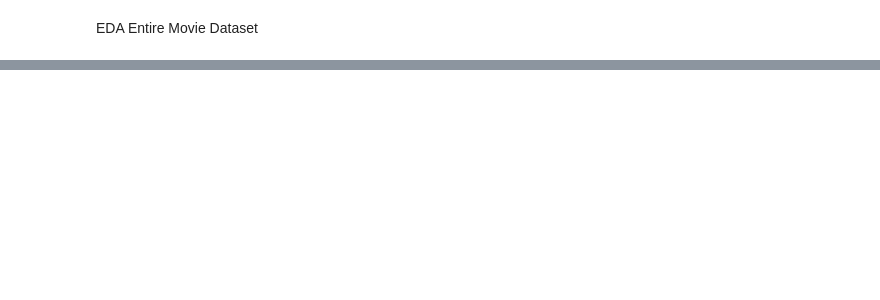
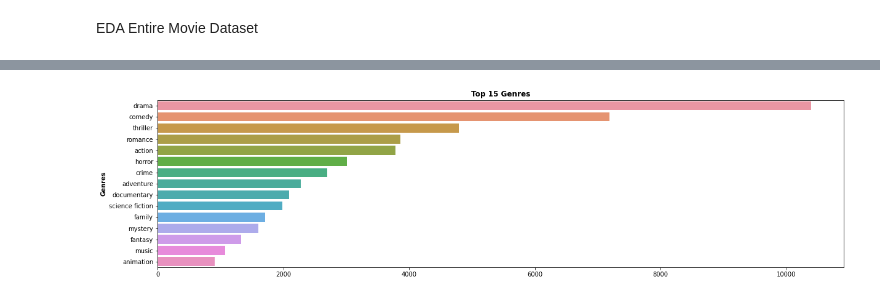
Before and after one commit to mcastelli5/Movie-Recommendation-Engine, a Jupyter notebook: EDA.ipynb, the cells around one changed output, grey strips where cells are left out. Saved outputs shown, nothing was run; the diff lists cells and outputs as text; code cells hidden in the pictures; blank space fills up the shorter version.

```diff
--- a/EDA.ipynb
+++ b/EDA.ipynb
@@ -57,6 +127,6 @@ display(movies)
 # %%
 # Change values in columns that are "stringified" to their original python data types (lists)
-features = ['genres', 'production_companies', 'keywords']
+features = ['genres', 'keywords']
 for feature in features:
     movies[feature] = movies[feature].apply(literal_eval)
 
@@ -65,7 +137,10 @@ print(type(movies.genres[0]))
 # Create a function to extract valuable data from list values in certain columns
 def get_list_data(value):
     if isinstance(value, list):
-        return [val['name'] for val in value]
+        if not value:
+            return None
+        else:
+            return [val['name'] for val in value]
     else:
         return []
 # %%
@@ -82,4 +191,5 @@ movies.info()
 # %%
 # Check rows that are missing overview values
 print(movies.shape)
-print(movies.dropna().shape)
+movies.dropna(inplace=True)
+print(movies.shape)
@@ -87,0 +199,5 @@ movies.describe().transpose()
+# %%
+# Change columns to appropriate data type
+movies['popularity'] = movies['popularity'].astype("float")
+movies['release_date'] = pd.to_datetime(movies.release_date)
+movies['status'] = movies['status'].astype("category")
@@ -87,0 +253,20 @@ movies.describe().transpose()
+# %%
+# Evaluate count of the top 15 Genres
+from collections import Counter
+
+genre = []
+for x in movies['genres']:
+    for y in x:
+        genre.append(y.strip().lower())
+
+count = Counter(genre)
+count = count.most_common()[:15]
+x,y = map(list,zip(*count))
+
+fig = plt.figure(figsize=(20,5))
+g = sns.barplot(y,x)
+g.set_ylabel("Genres", weight = "bold")
+g.set_title("Top 15 Genres", weight = "bold")
+plt.show()
+# %% [output]
+[figure, added]
```
Also changed, not shown: parts of 18 cells of this notebook.
